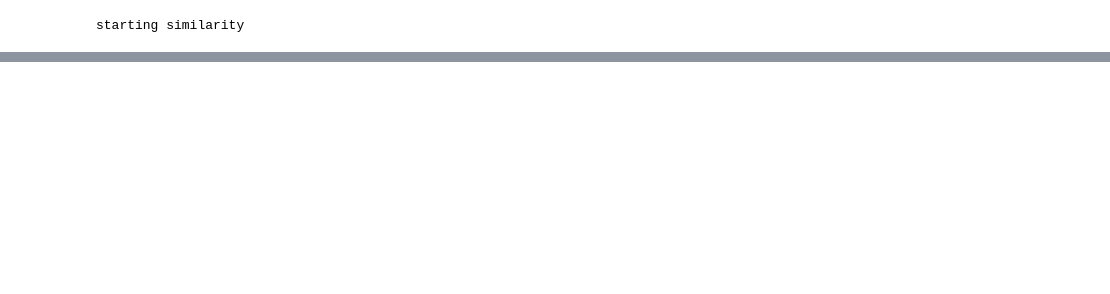
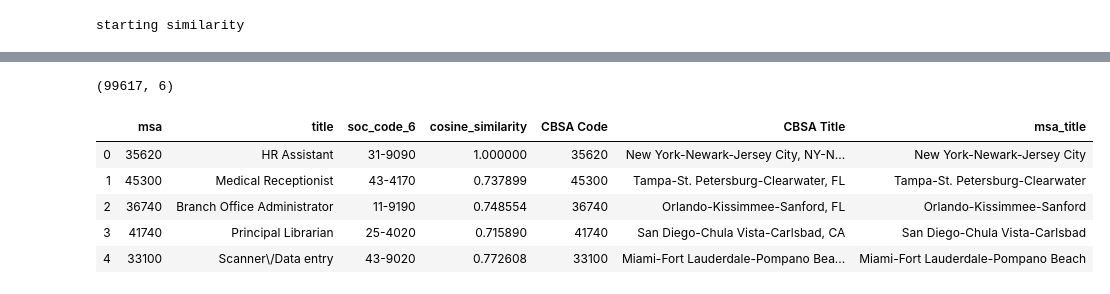
Before and after one commit to anilca-lab/FIS-capstone-project, a Jupyter notebook: Master_notebook.ipynb, the cells around one changed output, grey strips where cells are left out. Saved outputs shown, nothing was run; the diff lists cells and outputs as text; code cells hidden in the pictures; blank space fills up the shorter version.

```diff
--- a/Master_notebook.ipynb
+++ b/Master_notebook.ipynb
@@ -778,0 +978,4 @@ classified_vacancies_df.to_csv('classified_vacancies.csv')
+# %%
+fips_df = fips_df[['CBSA Code', 'CBSA Title']]
+# %%
+fips_df = fips_df.drop_duplicates()
@@ -778,0 +997,17 @@ classified_vacancies_df.to_csv('classified_vacancies.csv')
+# %%
+t = classified_vacancies_df.merge(fips_df, how = 'left', left_on = 'msa', right_on = 'CBSA Code')
+# %%
+t.shape
+# %% [output]
+(99617, 6)
+# %%
+t['msa_title'] = [str(title).split(',')[0] for title in t['CBSA Title']]
+# %%
+t.head()
+# %% [output]
+|  | msa | title | soc_code_6 | cosine_similarity | CBSA Code | CBSA Title | msa_title |
+| 0 | 35620 | HR Assistant | 31-9090 | 1.000000 | 35620 | New York-Newark-Jersey City, NY-N... | New York-Newark-Jersey City |
+| 1 | 45300 | Medical Receptionist | 43-4170 | 0.737899 | 45300 | Tampa-St. Petersburg-Clearwater, FL | Tampa-St. Petersburg-Clearwater |
+| 2 | 36740 | Branch Office Administrator | 11-9190 | 0.748554 | 36740 | Orlando-Kissimmee-Sanford, FL | Orlando-Kissimmee-Sanford |
+| 3 | 41740 | Principal Librarian | 25-4020 | 0.715890 | 41740 | San Diego-Chula Vista-Carlsbad, CA | San Diego-Chula Vista-Carlsbad |
+| 4 | 33100 | Scanner\/Data entry | 43-9020 | 0.772608 | 33100 | Miami-Fort Lauderdale-Pompano Bea... | Miami-Fort Lauderdale-Pompano Beach |
```
Also changed, not shown: parts of 39 cells of this notebook, 3 other files.
